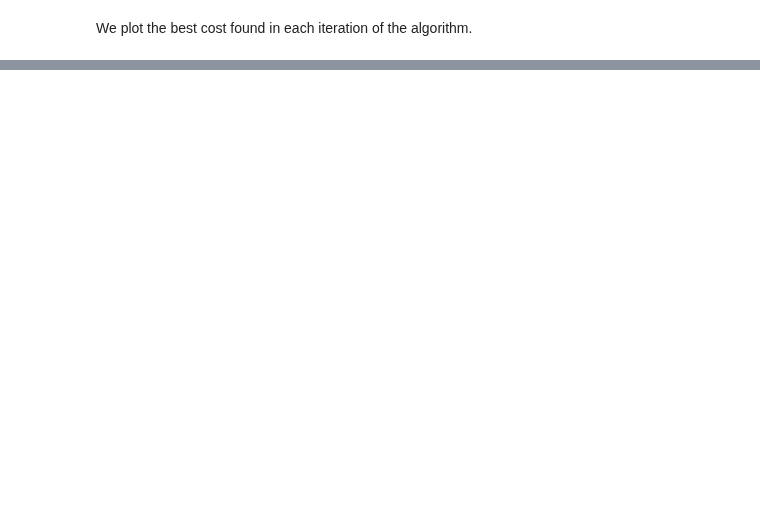
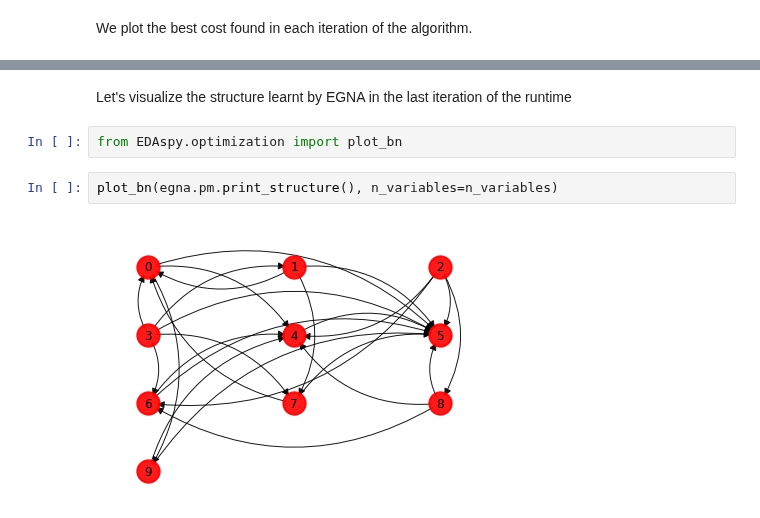
Before and after one commit to VicentePerezSoloviev/EDAspy, a Jupyter notebook: notebooks/Continuous optimization using EGNA.ipynb, the cells around one changed output, grey strips where cells are left out. Saved outputs shown, nothing was run; the diff lists cells and outputs as text; blank space fills up the shorter version.

Commit message:
plot_bn example over EGNA & SPEDA

```diff
--- a/notebooks/Continuous optimization using EGNA.ipynb
+++ b/notebooks/Continuous optimization using EGNA.ipynb
@@ -53,0 +54,8 @@ plt.show()
+# %% [markdown]
+Let's visualize the structure learnt by EGNA in the last iteration of the runtime
+# %%
+from EDAspy.optimization import plot_bn
+# %%
+plot_bn(egna.pm.print_structure(), n_variables=n_variables)
+# %% [output]
+[figure, added]
```
Also changed, not shown: parts of 2 cells of this notebook, 2 other files.
